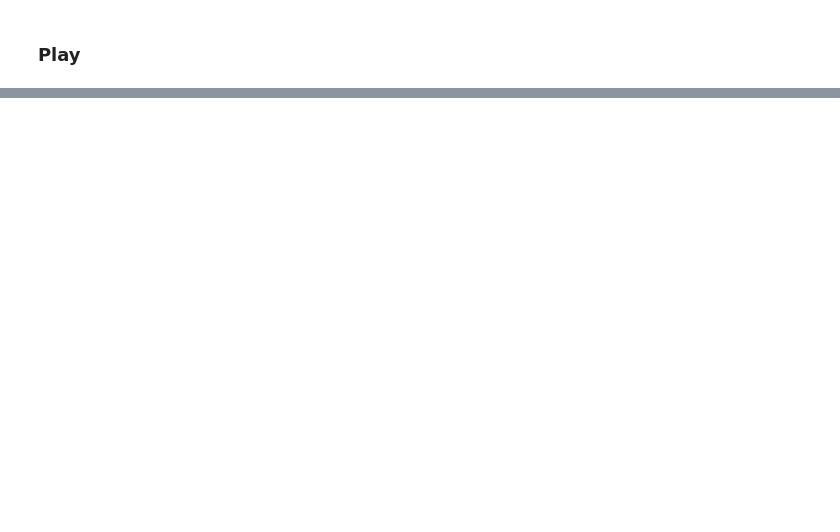
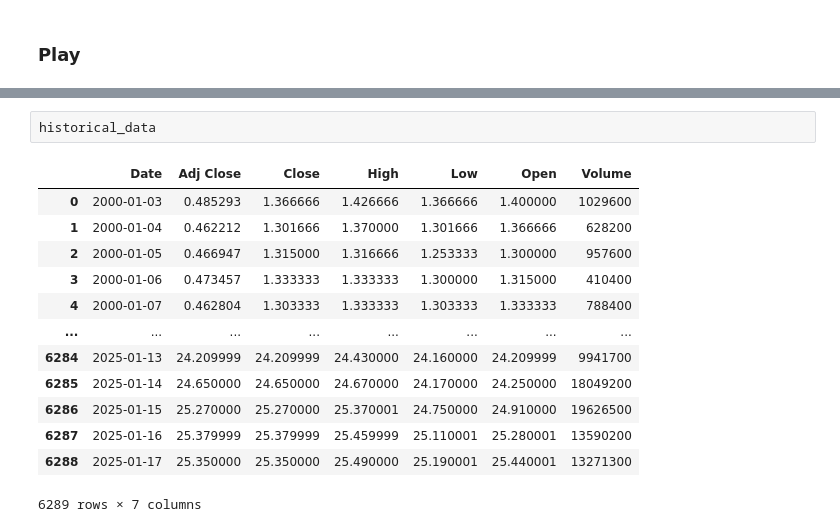
Before and after one commit to faustostangler/FLY_OLD, a Jupyter notebook: playground.ipynb, the cells around one changed output, grey strips where cells are left out. Drawn from its saved outputs; the diff is of its cells as text; blank space fills up the shorter version.

```diff
--- a/playground.ipynb
+++ b/playground.ipynb
@@ -214,0 +553,16 @@ df_final
+# %%
+historical_data
+# %% [output]
+|  | Date | Adj Close | Close | High | Low | Open | Volume |
+| 0 | 2000-01-03 | 0.485293 | 1.366666 | 1.426666 | 1.366666 | 1.400000 | 1029600 |
+| 1 | 2000-01-04 | 0.462212 | 1.301666 | 1.370000 | 1.301666 | 1.366666 | 628200 |
+| 2 | 2000-01-05 | 0.466947 | 1.315000 | 1.316666 | 1.253333 | 1.300000 | 957600 |
+| 3 | 2000-01-06 | 0.473457 | 1.333333 | 1.333333 | 1.300000 | 1.315000 | 410400 |
+| 4 | 2000-01-07 | 0.462804 | 1.303333 | 1.333333 | 1.303333 | 1.333333 | 788400 |
+| ... | ... | ... | ... | ... | ... | ... | ... |
+| 6284 | 2025-01-13 | 24.209999 | 24.209999 | 24.430000 | 24.160000 | 24.209999 | 9941700 |
+| 6285 | 2025-01-14 | 24.650000 | 24.650000 | 24.670000 | 24.170000 | 24.250000 | 18049200 |
+| 6286 | 2025-01-15 | 25.270000 | 25.270000 | 25.370001 | 24.750000 | 24.910000 | 19626500 |
+| 6287 | 2025-01-16 | 25.379999 | 25.379999 | 25.459999 | 25.110001 | 25.280001 | 13590200 |
+| 6288 | 2025-01-17 | 25.350000 | 25.350000 | 25.490000 | 25.190001 | 25.440001 | 13271300 |
+6289 rows × 7 columns
```
Also changed, not shown: parts of 51 cells of this notebook, 7 other files.
